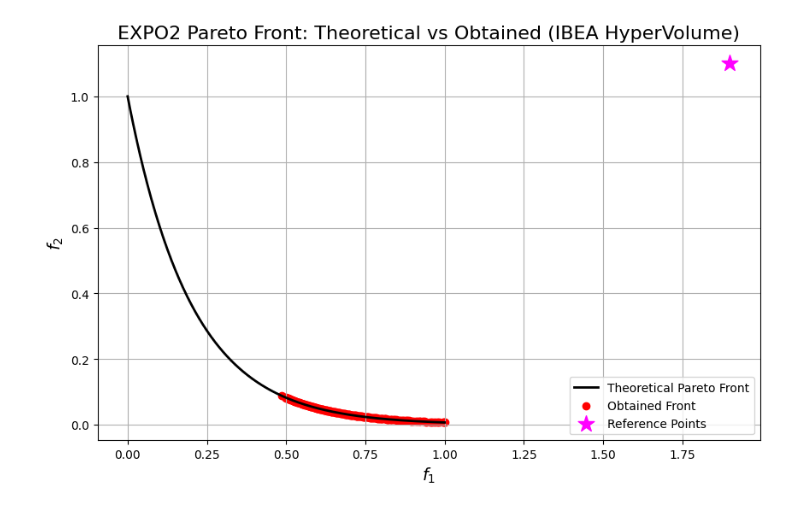
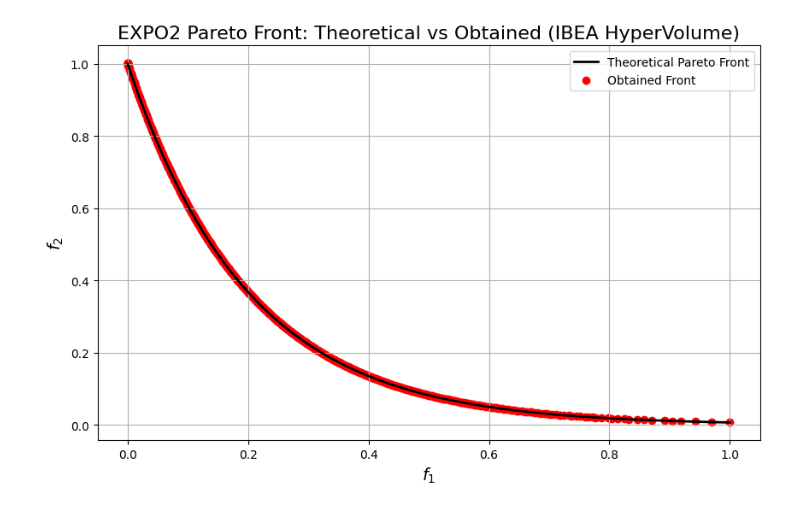
Before and after one commit to andresliszt/moo-rs, a Jupyter notebook: pymoors/docs/user_guide/algorithms/python/notebooks/Untitled.ipynb, the cells around one changed output. Drawn from its saved outputs; the diff is of its cells as text; code cells hidden in the pictures.

```diff
--- a/pymoors/docs/user_guide/algorithms/python/notebooks/Untitled.ipynb
+++ b/pymoors/docs/user_guide/algorithms/python/notebooks/Untitled.ipynb
@@ -3,7 +3,7 @@ import numpy as np
 import matplotlib.pyplot as plt
 
 from pymoors import (
-    Ibea,                      # <- IBEA (Hypervolume-based)
+    Ibea,
     RandomSamplingFloat,
     GaussianMutation,
     SimulatedBinaryCrossover,
@@ -60,67 +60,59 @@ def expo2_theoretical_front(num_points: int = 200):
 NUM_VARS = 30
 
 # Hypervolume reference point (minimization ⇒ worse-than-worst)
-# Rationale: f1 ∈ [0,1]; f2 can reach ~10 when g≈10 and x1≈0.
-# Use a conservative margin:
-HV_REFERENCE_POINT = np.array([1.9, 1.1], dtype=float)
+# We put [6.0, 6.0] far from the normalized range [0,1]
+HV_REFERENCE_POINT = np.array([4.0, 4.0], dtype=float)
 
 # kappa controls the selection pressure in IBEA
-KAPPA = 0.05  # assuming objectives are on roughly comparable scales
+KAPPA = 0.05
 
 
 algorithm = Ibea(
     sampler=RandomSamplingFloat(min=0.0, max=1.0),
-    crossover=SimulatedBinaryCrossover(distribution_index=20),
-    mutation=GaussianMutation(gene_mutation_rate=0.05, sigma=0.1),
+    crossover=SimulatedBinaryCrossover(distribution_index=15),
+    mutation=GaussianMutation(gene_mutation_rate=0.1, sigma=0.1),
     fitness_fn=evaluate_expo2,
     constraints_fn=Constraints(lower_bound=0.0, upper_bound=1.0),
     duplicates_cleaner=CloseDuplicatesCleaner(epsilon=1e-6),
     num_vars=NUM_VARS,
-    population_size=200,
-    num_offsprings=200,
-    num_iterations=1000,
+    population_size=600,
+    num_offsprings=600,
+    num_iterations=600,
     mutation_rate=0.2,
-    crossover_rate=0.85,
+    crossover_rate=0.9,
     keep_infeasible=False,
     reference_points=HV_REFERENCE_POINT,
     kappa=KAPPA,
     verbose=False,
-    seed=1729,
+    seed=1,
 )
 
 # ===============
 # Run IBEA
 # ===============
 algorithm.run()
 
 # Best front (Population)
 best: Population = algorithm.population.best_as_population
 obtained = best.fitness  # shape: (num_solutions, 2)
 
 f1_theo, f2_theo = expo2_theoretical_front(num_points=400)
 # Plot the theoretical Pareto front, obtained front, and reference points
 plt.figure(figsize=(10, 6))
 plt.plot(f1_theo, f2_theo, "k-", linewidth=2, label="Theoretical Pareto Front")
 plt.scatter(
     obtained[:, 0],
     obtained[:, 1],
     c="r",
     marker="o",
     label="Obtained Front",
 )
-plt.scatter(
-    HV_REFERENCE_POINT[0],
-    HV_REFERENCE_POINT[1],
-    marker="*",
-    s=200,
-    color="magenta",
-    label="Reference Points",
-)
+
 plt.xlabel("$f_1$", fontsize=14)
 plt.ylabel("$f_2$", fontsize=14)
 plt.title("EXPO2 Pareto Front: Theoretical vs Obtained (IBEA HyperVolume)", fontsize=16)
 plt.legend()
 plt.grid(True)
 plt.show()
 # %% [output]
-[figure, old version]
+[figure, new version]
```
Also changed, not shown: 2 other files.
